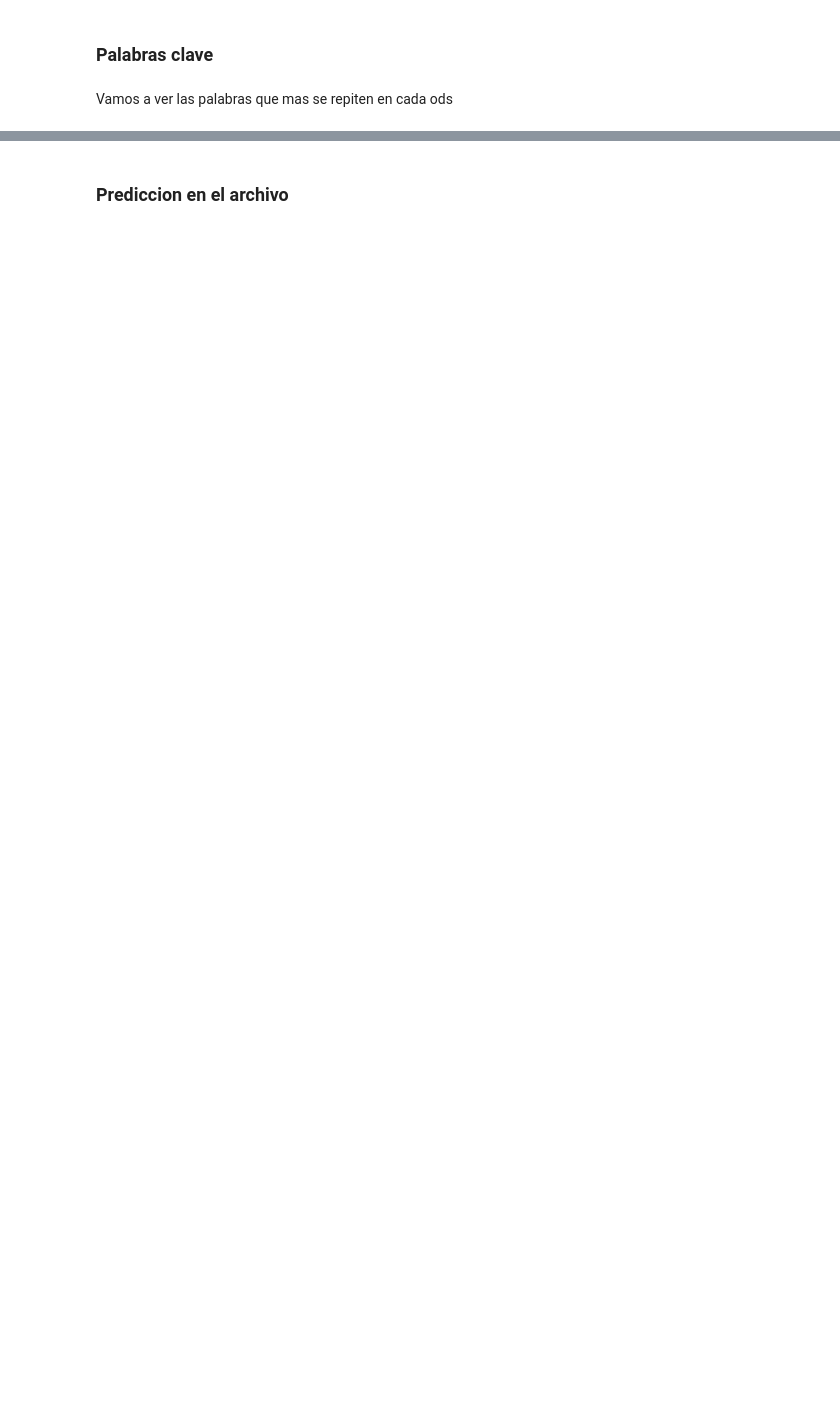
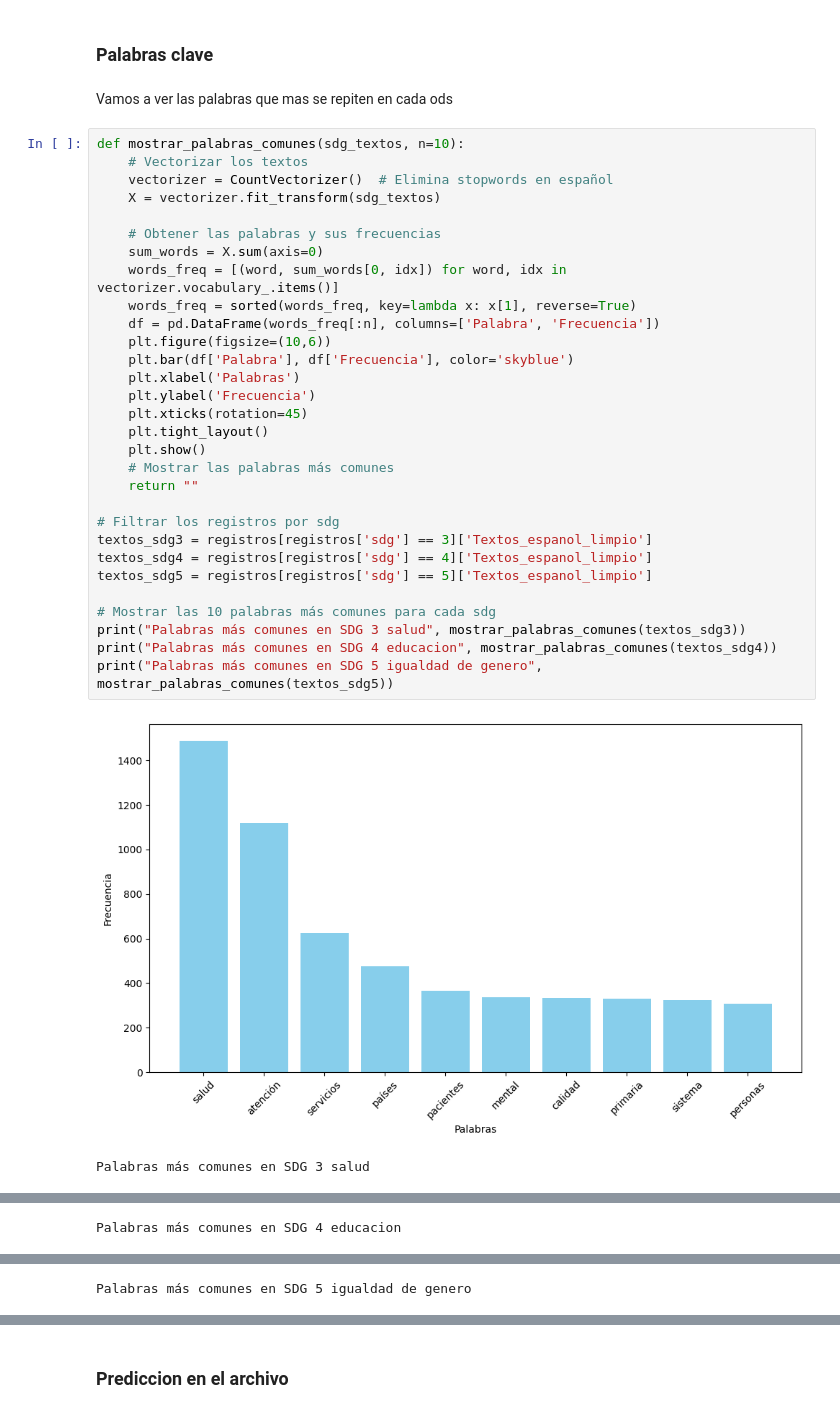
Before and after one commit to BI-Grupo/Proyecto1-Entrega1, a Jupyter notebook: informe.ipynb, the cells around one changed output, grey strips where cells are left out. Saved outputs shown, nothing was run; the diff lists cells and outputs as text; blank space fills up the shorter version.

```diff
--- a/informe.ipynb
+++ b/informe.ipynb
@@ -365,3 +379,36 @@ Se analiza las metrica
 ### Palabras clave
 # %% [markdown]
 Vamos a ver las palabras que mas se repiten en cada ods
+# %%
+def mostrar_palabras_comunes(sdg_textos, n=10):
+    # Vectorizar los textos
+    vectorizer = CountVectorizer()  # Elimina stopwords en español
+    X = vectorizer.fit_transform(sdg_textos)
+
+    # Obtener las palabras y sus frecuencias
+    sum_words = X.sum(axis=0)
+    words_freq = [(word, sum_words[0, idx]) for word, idx in vectorizer.vocabulary_.items()]
+    words_freq = sorted(words_freq, key=lambda x: x[1], reverse=True)
+    df = pd.DataFrame(words_freq[:n], columns=['Palabra', 'Frecuencia'])
+    plt.figure(figsize=(10,6))
+    plt.bar(df['Palabra'], df['Frecuencia'], color='skyblue')
+    plt.xlabel('Palabras')
+    plt.ylabel('Frecuencia')
+    plt.xticks(rotation=45)
+    plt.tight_layout()
+    plt.show()
+    # Mostrar las palabras más comunes
+    return ""
+
+# Filtrar los registros por sdg
+textos_sdg3 = registros[registros['sdg'] == 3]['Textos_espanol_limpio']
+textos_sdg4 = registros[registros['sdg'] == 4]['Textos_espanol_limpio']
+textos_sdg5 = registros[registros['sdg'] == 5]['Textos_espanol_limpio']
+
+# Mostrar las 10 palabras más comunes para cada sdg
+print("Palabras más comunes en SDG 3 salud", mostrar_palabras_comunes(textos_sdg3))
+print("Palabras más comunes en SDG 4 educacion", mostrar_palabras_comunes(textos_sdg4))
+print("Palabras más comunes en SDG 5 igualdad de genero", mostrar_palabras_comunes(textos_sdg5))
+# %% [output]
+[figure, added]
+Palabras más comunes en SDG 3 salud
@@ -367,0 +416 @@ Vamos a ver las palabras que mas se repiten en cada ods
+Palabras más comunes en SDG 4 educacion
@@ -367,0 +418 @@ Vamos a ver las palabras que mas se repiten en cada ods
+Palabras más comunes en SDG 5 igualdad de genero
```
Also changed, not shown: parts of 17 cells of this notebook, 1 other file.
